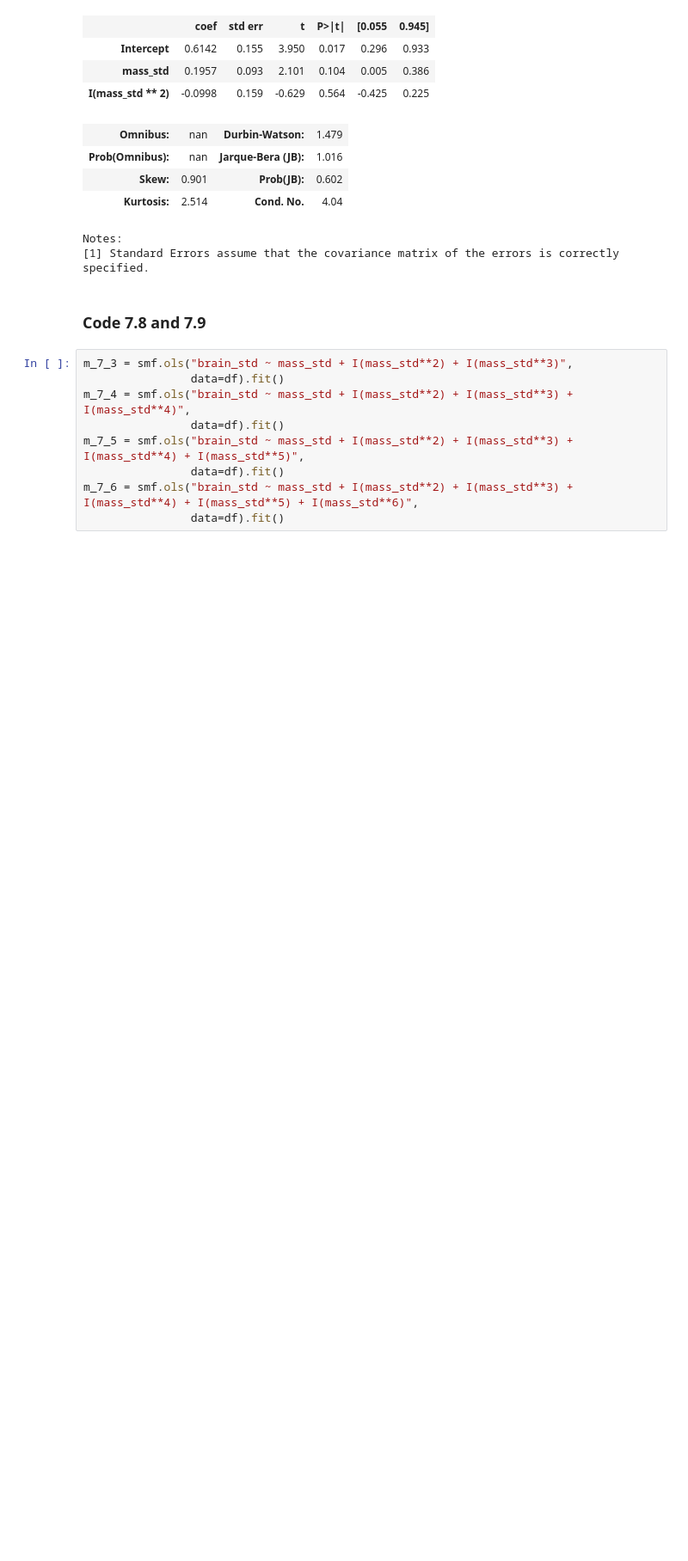
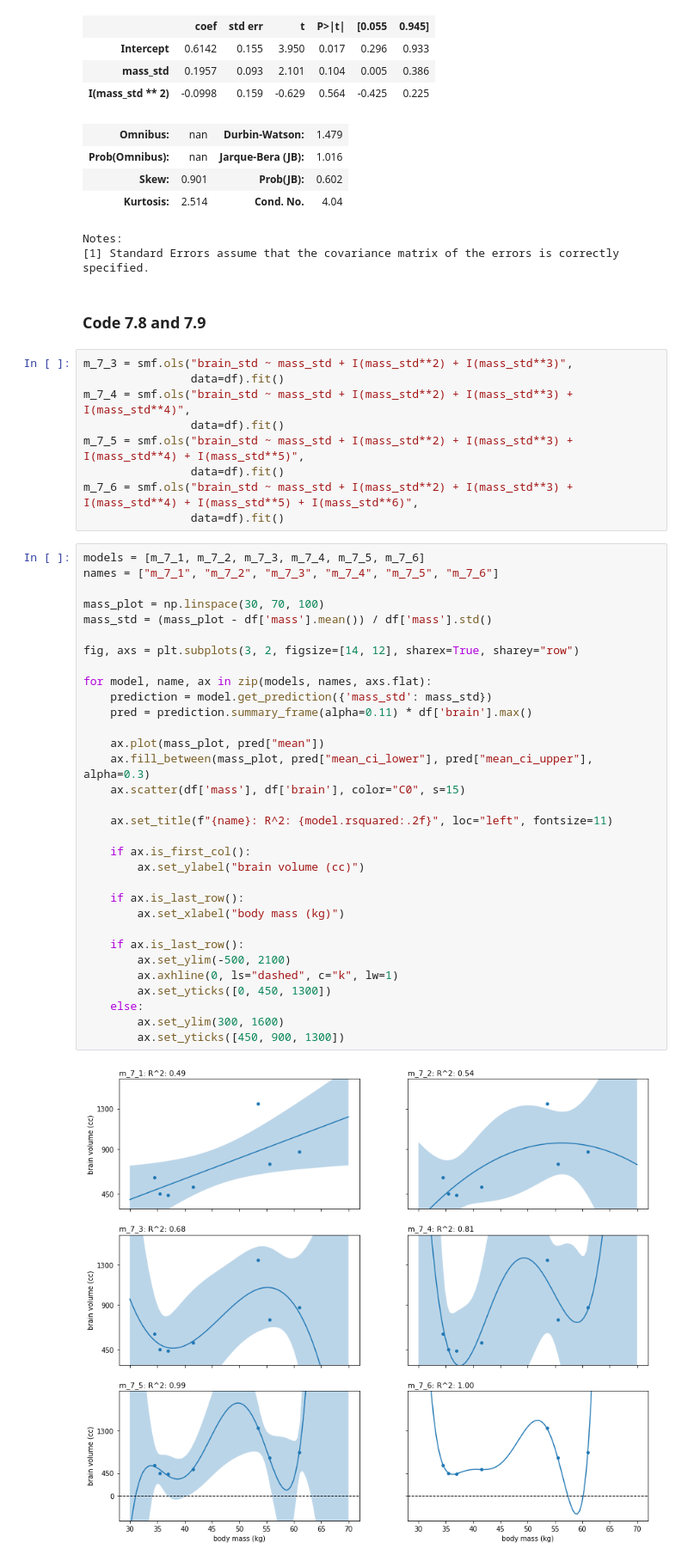
Before and after one commit to somnath1077/statistical_rethinking, a Jupyter notebook: code/ch07/nb01_overfitting.ipynb, the cells around one changed output. Shown at 86% size. Cells and saved outputs as stored; diff of their text form; blank space fills up the shorter version.

```diff
--- a/code/ch07/nb01_overfitting.ipynb
+++ b/code/ch07/nb01_overfitting.ipynb
@@ -158,3 +158,37 @@ m_7_5 = smf.ols("brain_std ~ mass_std + I(mass_std**2) + I(mass_std**3) + I(mass
                 data=df).fit()
 m_7_6 = smf.ols("brain_std ~ mass_std + I(mass_std**2) + I(mass_std**3) + I(mass_std**4) + I(mass_std**5) + I(mass_std**6)",
                 data=df).fit()
+# %%
+models = [m_7_1, m_7_2, m_7_3, m_7_4, m_7_5, m_7_6]
+names = ["m_7_1", "m_7_2", "m_7_3", "m_7_4", "m_7_5", "m_7_6"]
+
+mass_plot = np.linspace(30, 70, 100)
+mass_std = (mass_plot - df['mass'].mean()) / df['mass'].std()
+
+fig, axs = plt.subplots(3, 2, figsize=[14, 12], sharex=True, sharey="row")
+
+for model, name, ax in zip(models, names, axs.flat):
+    prediction = model.get_prediction({'mass_std': mass_std})
+    pred = prediction.summary_frame(alpha=0.11) * df['brain'].max()
+
+    ax.plot(mass_plot, pred["mean"])
+    ax.fill_between(mass_plot, pred["mean_ci_lower"], pred["mean_ci_upper"], alpha=0.3)
+    ax.scatter(df['mass'], df['brain'], color="C0", s=15)
+
+    ax.set_title(f"{name}: R^2: {model.rsquared:.2f}", loc="left", fontsize=11)
+
+    if ax.is_first_col():
+        ax.set_ylabel("brain volume (cc)")
+
+    if ax.is_last_row():
+        ax.set_xlabel("body mass (kg)")
+
+    if ax.is_last_row():
+        ax.set_ylim(-500, 2100)
+        ax.axhline(0, ls="dashed", c="k", lw=1)
+        ax.set_yticks([0, 450, 1300])
+    else:
+        ax.set_ylim(300, 1600)
+        ax.set_yticks([450, 900, 1300])
+# %% [output]
+[figure, added]
```
Also changed, not shown: parts of 2 cells of this notebook.
